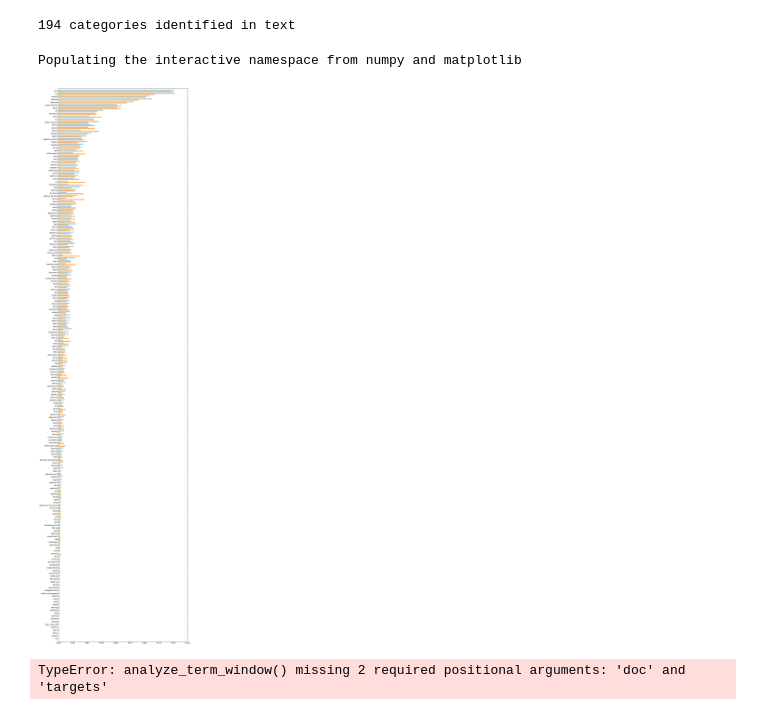
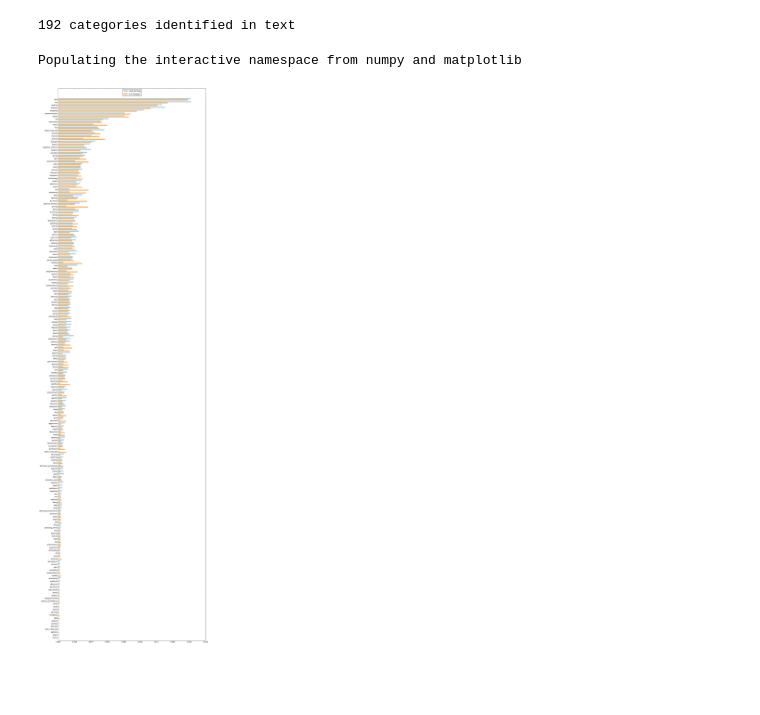
Before and after one commit to senthilchandrasegaran/jupyter-notebooks, a Jupyter notebook: brainstorming-viz/Empath Analysis -- Concept Reflection.ipynb, the cells around one changed output. Cells and saved outputs as stored; diff of their text form; code cells hidden in the pictures; blank space fills up the shorter version.

Commit message:
added legend for empath

```diff
--- a/brainstorming-viz/Empath Analysis -- Concept Reflection.ipynb
+++ b/brainstorming-viz/Empath Analysis -- Concept Reflection.ipynb
@@ -87,38 +87,37 @@ for key in group1_categories:
     combined_weights[key] = group1_categories[key] + group2_categories[key]
 
 for ind, w in enumerate(sorted(combined_weights, key=combined_weights.get)):
-    group_names.append(w)
-    group1_catvals.append(group1_categories[w])
-    group2_catvals.append(group2_categories[w])
+    if not (group1_categories[w] == 0 and group2_categories[w] == 0):
+        group_names.append(w)
+        group1_catvals.append(group1_categories[w])
+        group2_catvals.append(group2_categories[w])
 
 print(len(group_names), "categories identified in text")
 # %% [output]
-194 categories identified in text
+192 categories identified in text
 # %%
 %pylab inline
-pylab.rcParams['figure.figsize'] = (14, 60)
+pylab.rcParams['figure.figsize'] = (16, 60)
 from matplotlib import pyplot as plt
 import numpy as np
 
 # group_names = group_names[-30:]
 # group1_catvals = group1_catvals[-30:]
 # group2_catvals = group2_catvals[-30:]
 
 yTicks = np.arange(len(group_names))
 yTicks_grp1 = [x+0.2 for x in yTicks]
 yTicks_grp2 = [x-0.2 for x in yTicks]
 
 ax = plt.subplot(111)
 ax.barh(yTicks_grp1, group1_catvals, height=0.38, color='#a6cee3', align='center', lw=0)
 ax.barh(yTicks_grp2, group2_catvals, height=0.38, color='#fdb462', align='center', lw=0)
 ax.set_yticks(yTicks)
 ax.set_yticklabels(group_names)
-ax.set_ylim([-1, len(group_names)])
+ax.set_ylim([-1, len(group_names)+3])
+legend(["Free Group", "D-C Group"], loc=9)
 
 plt.show()
-
-lexicon.analyze_term_window()
 # %% [output]
 Populating the interactive namespace from numpy and matplotlib
-[figure, old version]
+[figure, new version]
-TypeError: analyze_term_window() missing 2 required positional arguments: 'doc' and 'targets'
```
